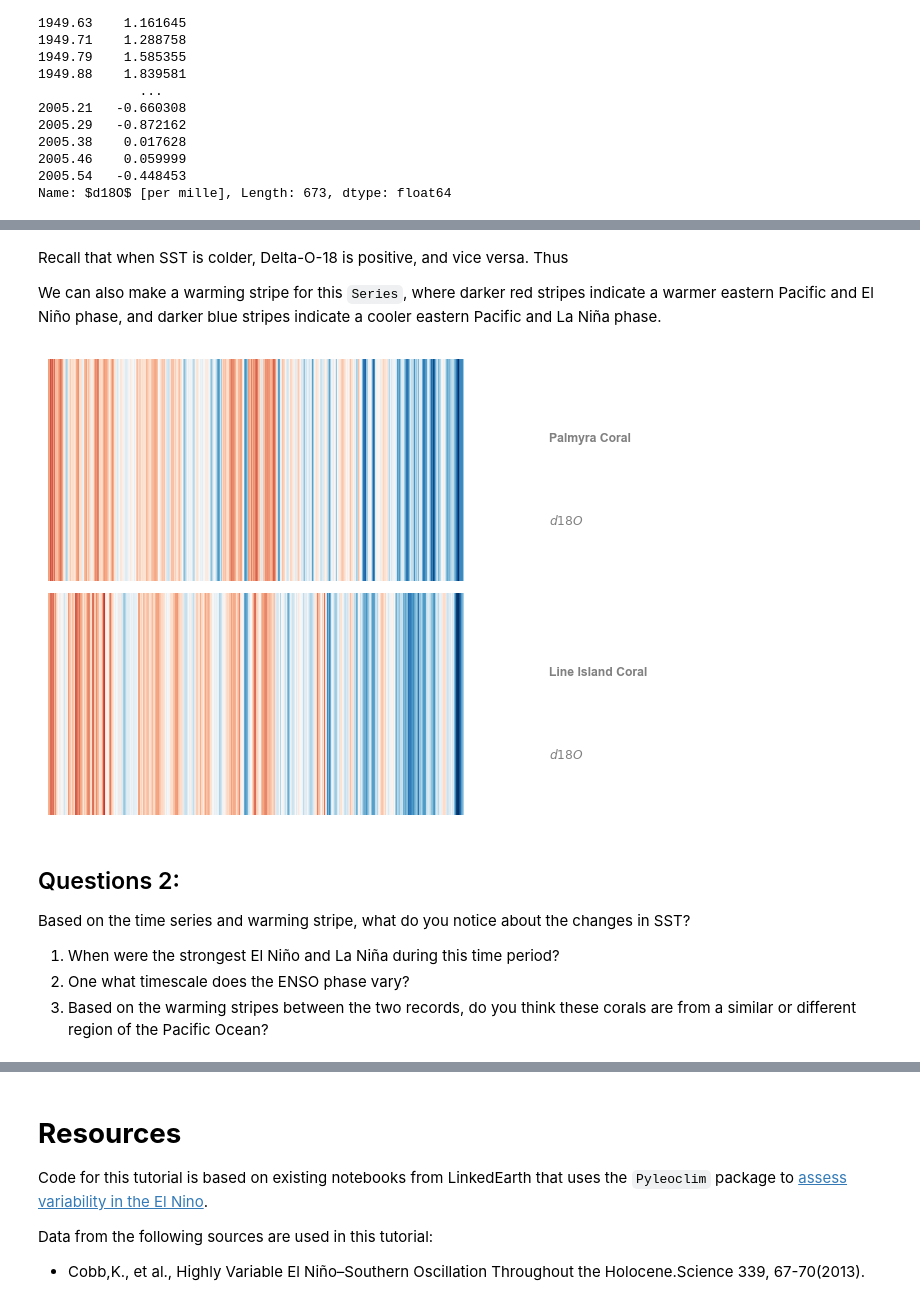
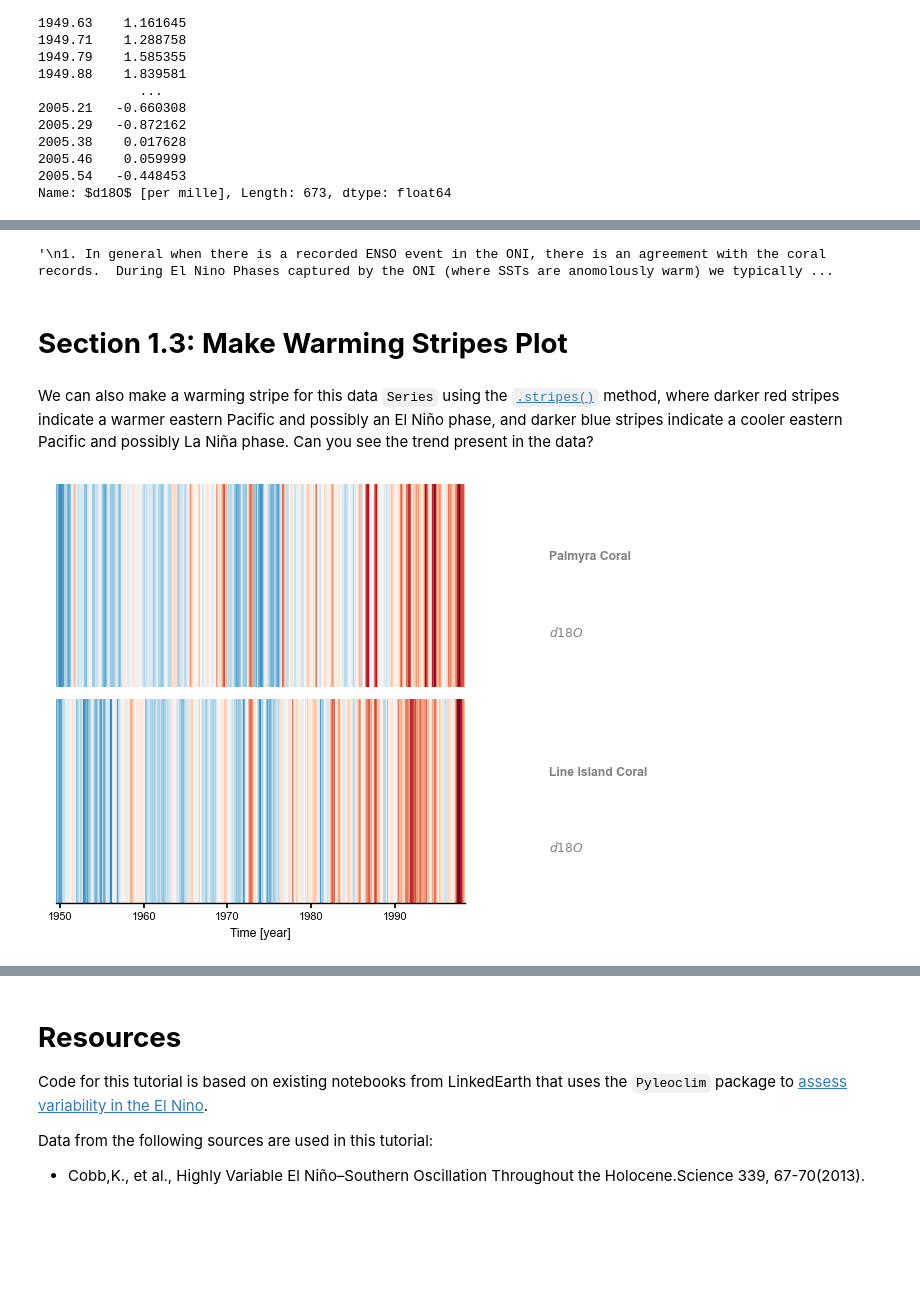
Before and after one commit to ClimateMatchAcademy/course-content, a Jupyter notebook: tutorials/W1D4_Paleoclimate/W1D4_Tutorial2.ipynb, the cells around one changed output, grey strips where cells are left out. Saved outputs shown, nothing was run; the diff lists cells and outputs as text; code cells hidden in the pictures; blank space fills up the shorter version.

```diff
--- a/tutorials/W1D4_Paleoclimate/W1D4_Tutorial2.ipynb
+++ b/tutorials/W1D4_Paleoclimate/W1D4_Tutorial2.ipynb
@@ -215,15 +273,17 @@ fig, ax = nino.stackplot(time_unit="year",xlim=[1960,1990], colors = ['b','g'])
+# %%
+# to_remove explanation
+
+"""
+1. In general when there is a recorded ENSO event in the ONI, there is an agreement with the coral records.  During El Nino Phases captured by the ONI (where SSTs are anomolously warm) we typically see a more negative d18O and vicer versa for La Nina events.
+2. ENSO is an interannual occurence, happening every 2-7 years. Within the d18O records there are high frequency signals. One thing (among many) shwe could do is remove these by filtering. This would help resolve our dataset into something more comparable to what the ONI is tracking.
+"""
+# %% [output]
+'\n1. In general when there is a recorded ENSO event in the ONI, there is an agreement with the coral records.  During El Nino Phases captured by the ONI (where SSTs are anomolously warm) we typically ...
+# %% [markdown]
+# **Section 1.3: Make Warming Stripes Plot**
 # %% [markdown]
-Recall that when SST is colder, Delta-O-18 is positive, and vice versa. Thus
-
-We can also make a warming stripe for this `Series`, where darker red stripes indicate a warmer eastern Pacific and El Niño phase, and darker blue stripes indicate a cooler eastern Pacific and La Niña phase.
+We can also make a warming stripe for this data `Series` using the [`.stripes()`](https://pyleoclim-util.readthedocs.io/en/latest/core/api.html#pyleoclim.core.multipleseries.MultipleSeries.stripes) method, where darker red stripes indicate a warmer eastern Pacific and possibly an El Niño phase, and darker blue stripes indicate a cooler eastern Pacific and possibly La Niña phase. Can you see the trend present in the data?
 # %%
-fig, ax = nino.stripes(ref_period=(1960,1990), time_unit="year")
+fig, ax = nino.stripes(ref_period=(1960,1990), time_unit="year", show_xaxis = True, cmap = 'RdBu')
 # %% [output]
-[figure, old version]
+[figure, new version]
-# %% [markdown]
-## Questions 2:
-Based on the time series and warming stripe, what do you notice about the changes in SST?
-
-1. When were the strongest El Niño and La Niña during this time period?
-2. One what timescale does the ENSO phase vary?
-3. Based on the warming stripes between the two records, do you think these corals are from a similar or different region of the Pacific Ocean?
```
Also changed, not shown: parts of 14 cells of this notebook.
